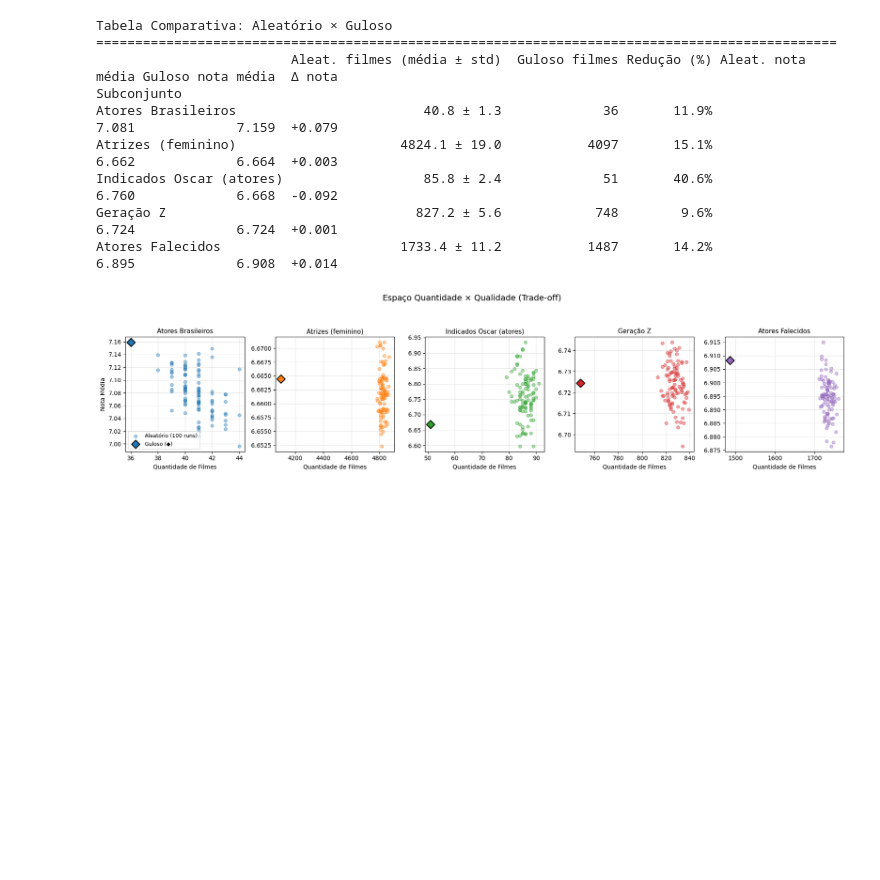
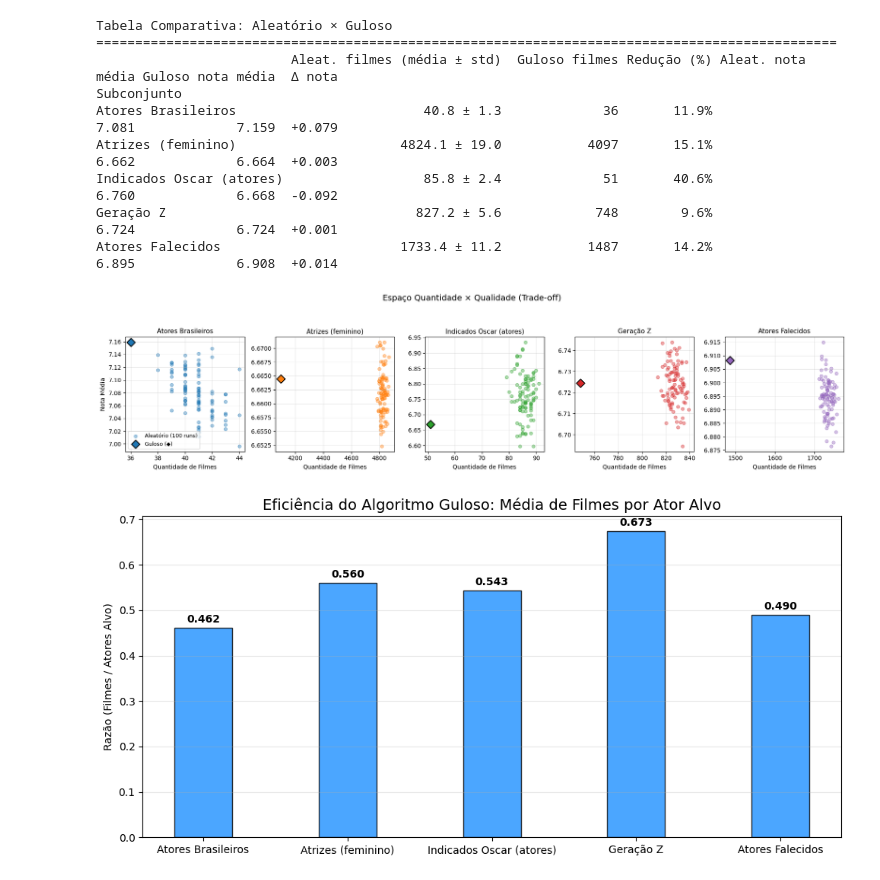
Before and after one commit to biammoreira/mc859, a Jupyter notebook: graph_traversal/traversal.ipynb, the cells around one changed output. Drawn from its saved outputs; the diff is of its cells as text; code cells hidden in the pictures; blank space fills up the shorter version.

Commit message:
add eficiencia guloso

```diff
--- a/graph_traversal/traversal.ipynb
+++ b/graph_traversal/traversal.ipynb
@@ -616,3 +616,41 @@ plt.savefig("scatter_pareto_subplots.png", dpi=150, bbox_inches='tight')
 plt.show()
 # %% [output]
 [figure]
+# %%
+names_bar = []
+proportions_greedy = []
+
+# Utiliza o dicionário target_size_by_subset que calculamos na célula do aleatório
+for name in subsets_to_plot:
+    if name in greedy_results:
+        n_target = target_size_by_subset[name]
+        greedy_val = greedy_results[name]["n_films"]
+
+        # Razão: filmes escolhidos por ator alvo na solução gulosa
+        prop = greedy_val / n_target
+        proportions_greedy.append(prop)
+        names_bar.append(name)
+
+fig, ax = plt.subplots(figsize=(10, 5))
+# Ajustando a largura (width) para o visual clássico e limpo
+bars = ax.bar(names_bar, proportions_greedy, color='dodgerblue', edgecolor='black', alpha=0.8, width=0.4)
+
+# Adicionando o valor exato no topo de cada barra
+for bar in bars:
+    yval = bar.get_height()
+    ax.text(
+        bar.get_x() + bar.get_width()/2,
+        yval + (max(proportions_greedy) * 0.01),
+        f"{yval:.3f}",
+        ha='center', va='bottom', fontweight='bold', fontsize=10
+    )
+
+ax.set_title("Eficiência do Algoritmo Guloso: Média de Filmes por Ator Alvo", fontsize=14)
+ax.set_ylabel("Razão (Filmes / Atores Alvo)")
+ax.grid(axis='y', alpha=0.3)
+
+plt.tight_layout()
+plt.savefig("barras_proporcao_guloso.png", dpi=150)
+plt.show()
+# %% [output]
+[figure, added]
```
Also changed, not shown: 1 other file.
